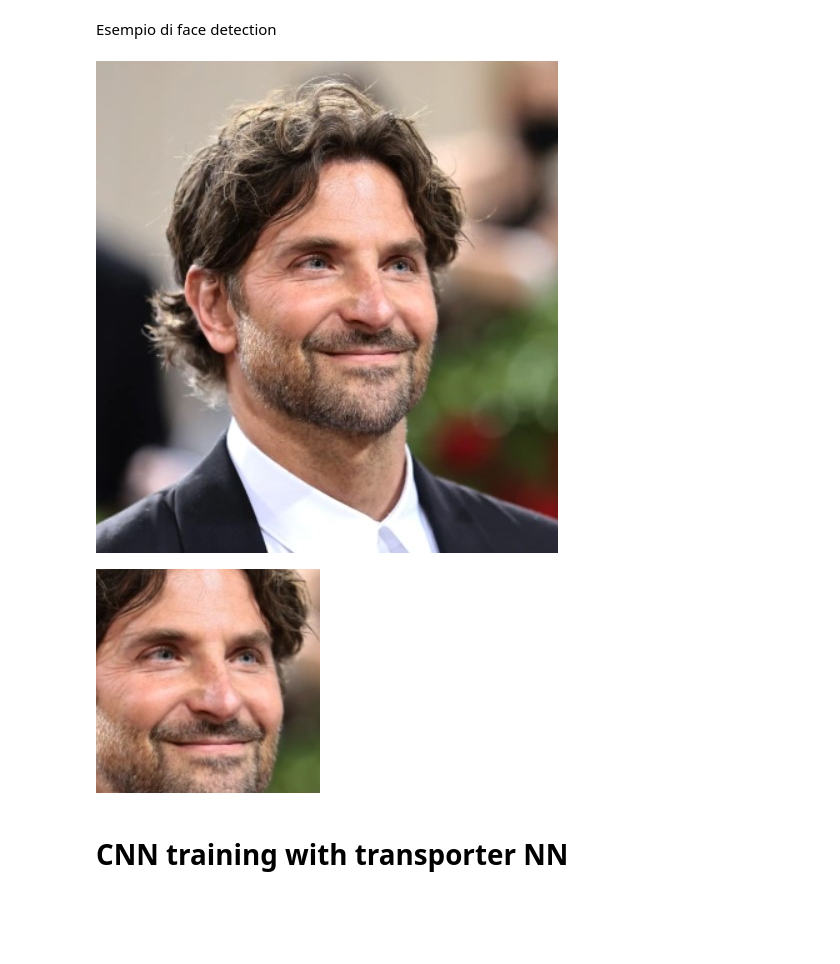
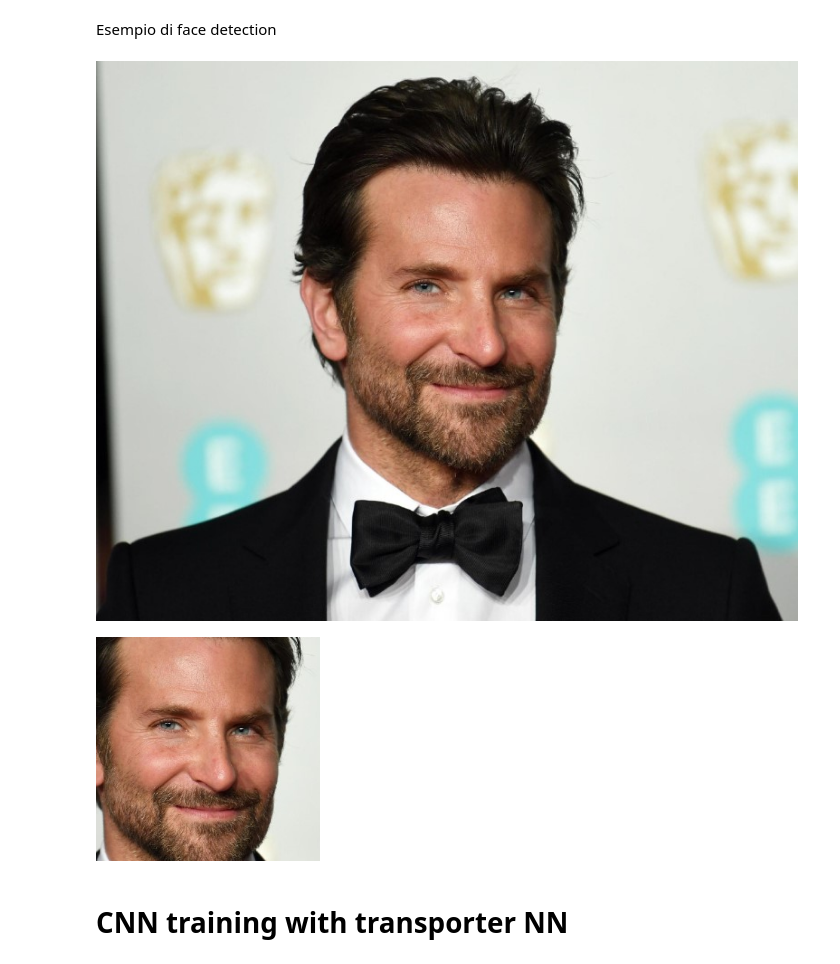
Before and after one commit to DragoneKTM/Digital-signal-and-image-processing, a Jupyter notebook: DSIM_people_identification.ipynb, the cells around one changed output. Drawn from its saved outputs; the diff is of its cells as text; code cells hidden in the pictures; blank space fills up the shorter version.

```diff
--- a/DSIM_people_identification.ipynb
+++ b/DSIM_people_identification.ipynb
@@ -104,7 +106,7 @@ plt.imshow(mpimg.imread(("/content/Actors/Bradley/19_4.jpg")))
 def face_detection(img):
     # funzione che data un'immagine ritorna solamente il crop della faccia che trova al suo interno
     classifier = CascadeClassifier('/haarcascade_frontalface_default.xml')
-    box = classifier.detectMultiScale(img)
+    box = classifier.detectMultiScale(img, minNeighbors=30)
     #se non trova nessuna faccia non ritorna niente
     (x,y,w,h) = (0,0,0,0)
     if box is ():
@@ -160,13 +162,13 @@ y_test = LabelBinarizer().fit_transform(y_test)
 Esempio di face detection
 # %%
 from google.colab.patches import cv2_imshow
-img = cv.imread("/content/Actors/Bradley/19.jpg")
+img = cv.imread("/content/Actors/Bradley/1.jpg")
 cv2_imshow(img)
 img = face_detection(img)
 cv2_imshow(img)
 # %% [output]
-[figure, old version]
+[figure, new version]
-[figure, old version]
+[figure, new version]
 # %% [markdown]
 # CNN training with transporter NN
 # %% [markdown]
```
Also changed, not shown: parts of 15 cells of this notebook.
